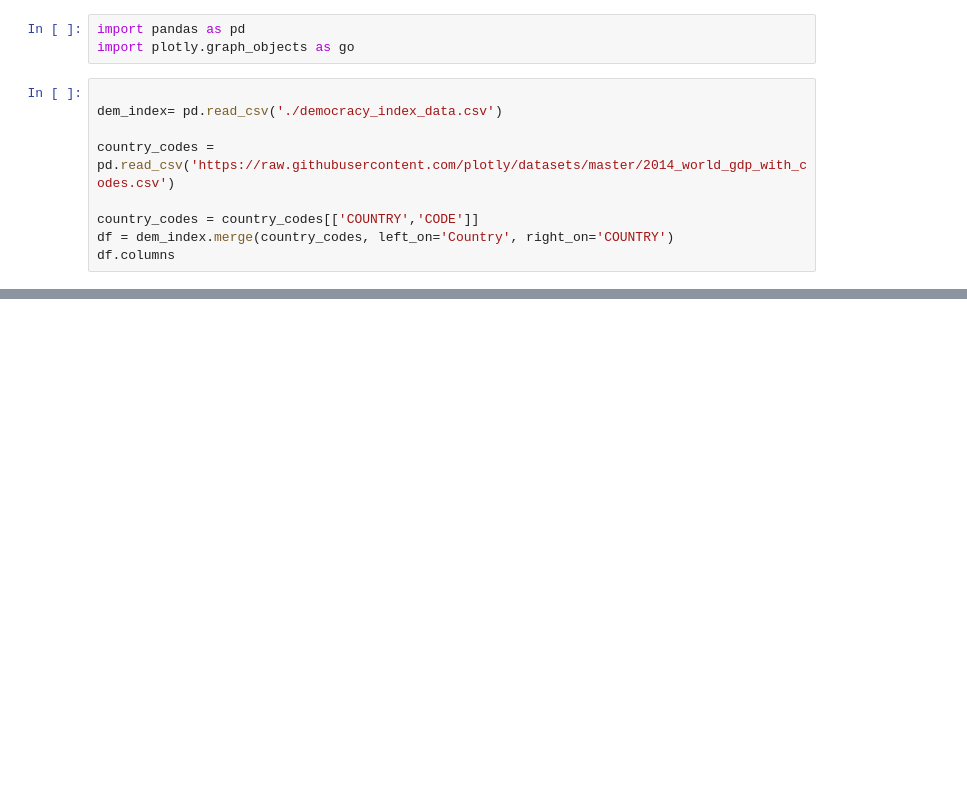
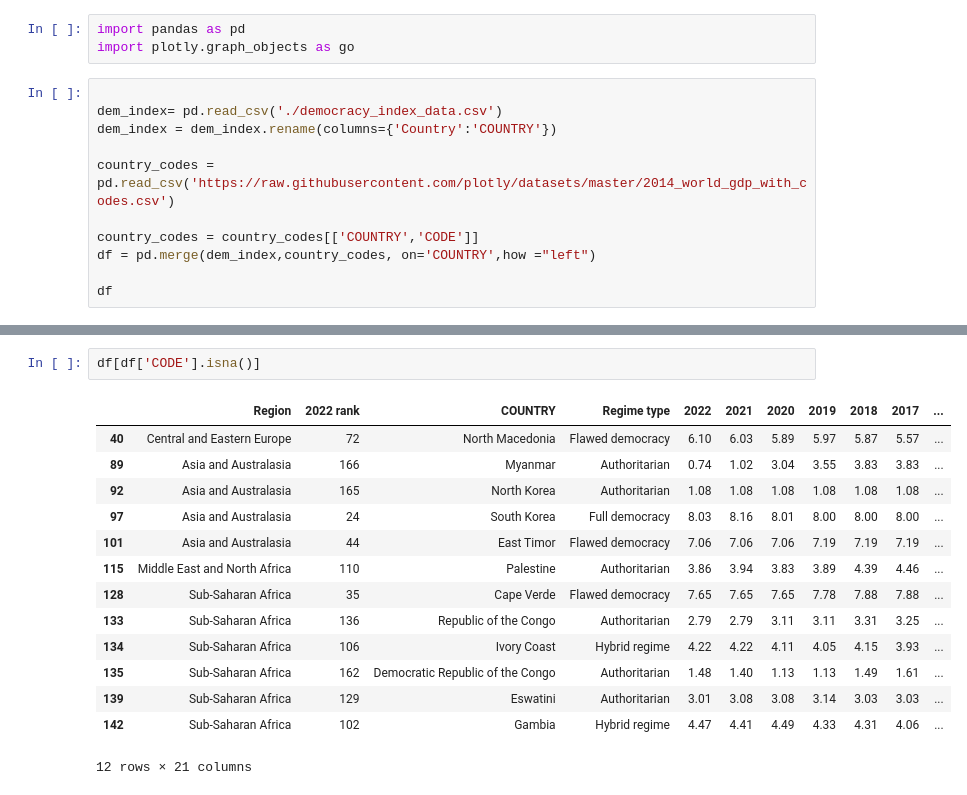
Before and after one commit to samroska/women-in-gov, a Jupyter notebook: corropleth.ipynb, the cells around one changed output, grey strips where cells are left out. Cells and saved outputs as stored; diff of their text form; blank space fills up the shorter version.

Commit message:
added filtering for capturing missing country codes. just need to merge back with original data

```diff
--- a/corropleth.ipynb
+++ b/corropleth.ipynb
@@ -4,10 +4,12 @@ import plotly.graph_objects as go
 # %%
 
 dem_index= pd.read_csv('./democracy_index_data.csv')
+dem_index = dem_index.rename(columns={'Country':'COUNTRY'})
 
 country_codes = pd.read_csv('https://raw.githubusercontent.com/plotly/datasets/master/2014_world_gdp_with_codes.csv')
 
 country_codes = country_codes[['COUNTRY','CODE']]
-df = dem_index.merge(country_codes, left_on='Country', right_on='COUNTRY')
-df.columns
+df = pd.merge(dem_index,country_codes, on='COUNTRY',how ="left")
+
+df
 # %% [output]
@@ -17,0 +29,17 @@ Index(['Region', '2022 rank', 'Country', 'Regime type', '2022', '2021', '2020',
+# %%
+df[df['CODE'].isna()]
+# %% [output]
+|  | Region | 2022 rank | COUNTRY | Regime type | 2022 | 2021 | 2020 | 2019 | 2018 | 2017 | ... |
+| 40 | Central and Eastern Europe | 72 | North Macedonia | Flawed democracy | 6.10 | 6.03 | 5.89 | 5.97 | 5.87 | 5.57 | ... |
+| 89 | Asia and Australasia | 166 | Myanmar | Authoritarian | 0.74 | 1.02 | 3.04 | 3.55 | 3.83 | 3.83 | ... |
+| 92 | Asia and Australasia | 165 | North Korea | Authoritarian | 1.08 | 1.08 | 1.08 | 1.08 | 1.08 | 1.08 | ... |
+| 97 | Asia and Australasia | 24 | South Korea | Full democracy | 8.03 | 8.16 | 8.01 | 8.00 | 8.00 | 8.00 | ... |
+| 101 | Asia and Australasia | 44 | East Timor | Flawed democracy | 7.06 | 7.06 | 7.06 | 7.19 | 7.19 | 7.19 | ... |
+| 115 | Middle East and North Africa | 110 | Palestine | Authoritarian | 3.86 | 3.94 | 3.83 | 3.89 | 4.39 | 4.46 | ... |
+| 128 | Sub-Saharan Africa | 35 | Cape Verde | Flawed democracy | 7.65 | 7.65 | 7.65 | 7.78 | 7.88 | 7.88 | ... |
+| 133 | Sub-Saharan Africa | 136 | Republic of the Congo | Authoritarian | 2.79 | 2.79 | 3.11 | 3.11 | 3.31 | 3.25 | ... |
+| 134 | Sub-Saharan Africa | 106 | Ivory Coast | Hybrid regime | 4.22 | 4.22 | 4.11 | 4.05 | 4.15 | 3.93 | ... |
+| 135 | Sub-Saharan Africa | 162 | Democratic Republic of the Congo | Authoritarian | 1.48 | 1.40 | 1.13 | 1.13 | 1.49 | 1.61 | ... |
+| 139 | Sub-Saharan Africa | 129 | Eswatini | Authoritarian | 3.01 | 3.08 | 3.08 | 3.14 | 3.03 | 3.03 | ... |
+| 142 | Sub-Saharan Africa | 102 | Gambia | Hybrid regime | 4.47 | 4.41 | 4.49 | 4.33 | 4.31 | 4.06 | ... |
+12 rows × 21 columns
```
Also changed, not shown: parts of 5 cells of this notebook.
